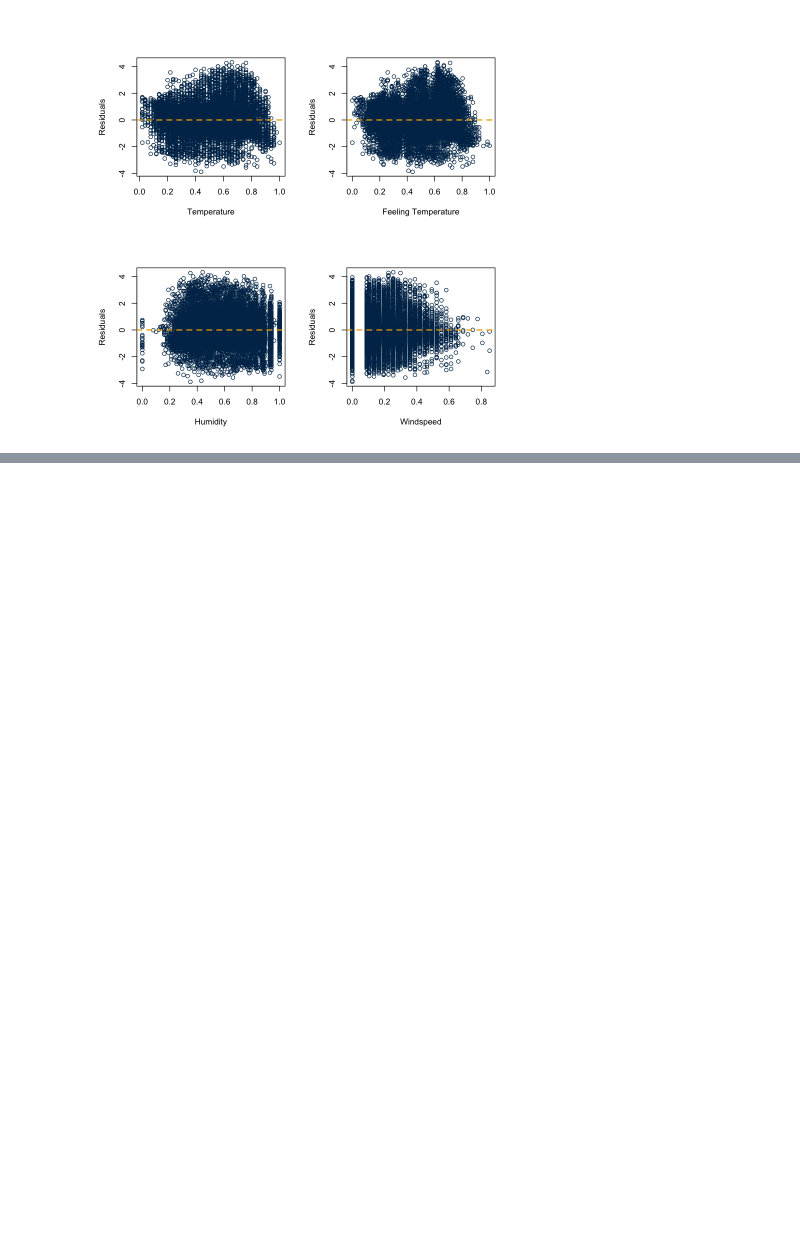
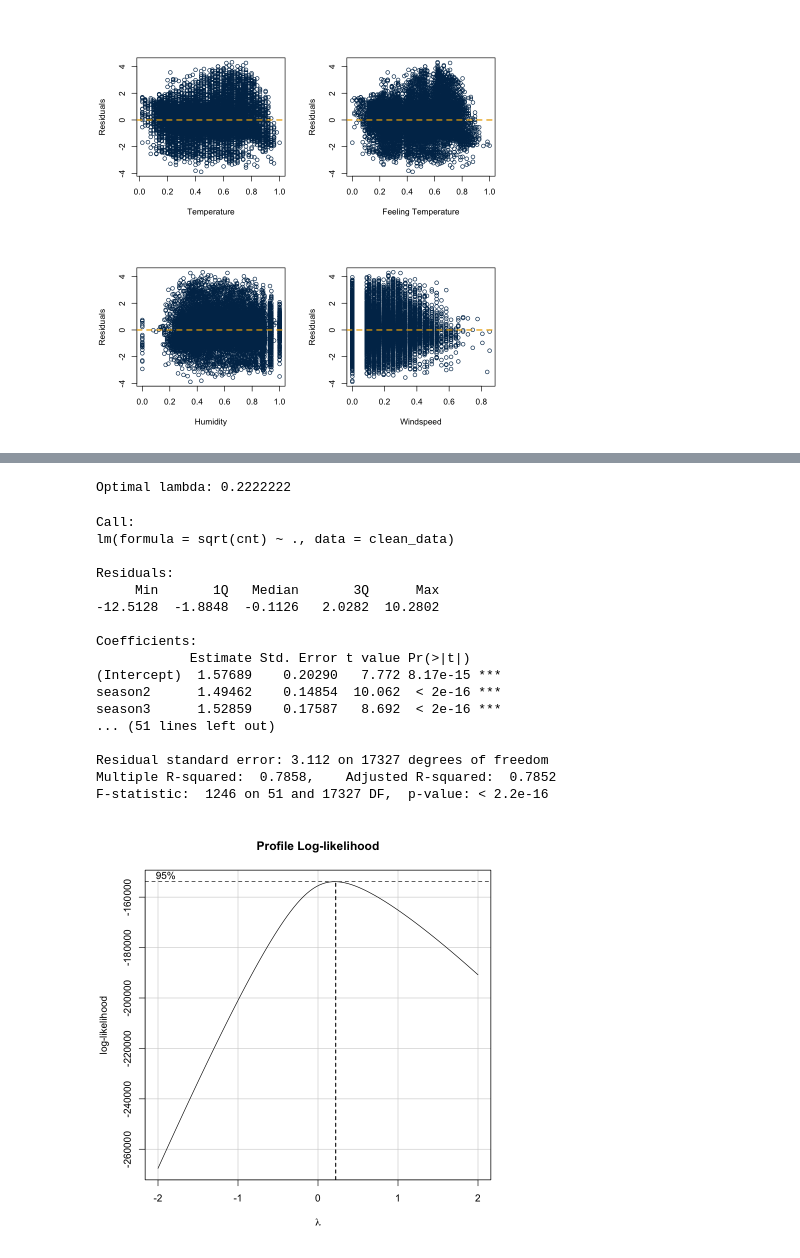
Before and after one commit to Ken-Huh/sat-exam, a Jupyter notebook: Untitled.ipynb, the cells around one changed output, grey strips where cells are left out. Drawn from its saved outputs; the diff is of its cells as text; code cells hidden in the pictures; blank space fills up the shorter version.

```diff
--- a/Untitled.ipynb
+++ b/Untitled.ipynb
@@ -214,0 +272,28 @@ abline(0, 0,
+# %%
+bc <- boxCox(model1)
+lambda <- bc$x[which(bc$y == max(bc$y))]
+cat("Optimal lambda:", lambda)
+
+# Fitting the model with square root transformation.
+model2 <- lm(sqrt(cnt) ~., data = clean_data)
+summary(model2)
+# %% [output]
+Optimal lambda: 0.2222222
+Call:
+lm(formula = sqrt(cnt) ~ ., data = clean_data)
+
+Residuals:
+     Min       1Q   Median       3Q      Max
+-12.5128  -1.8848  -0.1126   2.0282  10.2802
+
+Coefficients:
+            Estimate Std. Error t value Pr(>|t|)
+(Intercept)  1.57689    0.20290   7.772 8.17e-15 ***
+season2      1.49462    0.14854  10.062  < 2e-16 ***
+season3      1.52859    0.17587   8.692  < 2e-16 ***
+... (51 lines left out)
+
+Residual standard error: 3.112 on 17327 degrees of freedom
+Multiple R-squared:  0.7858,    Adjusted R-squared:  0.7852
+F-statistic:  1246 on 51 and 17327 DF,  p-value: < 2.2e-16
+[figure, added]
```
Also changed, not shown: parts of 6 cells of this notebook, 15 other files.
